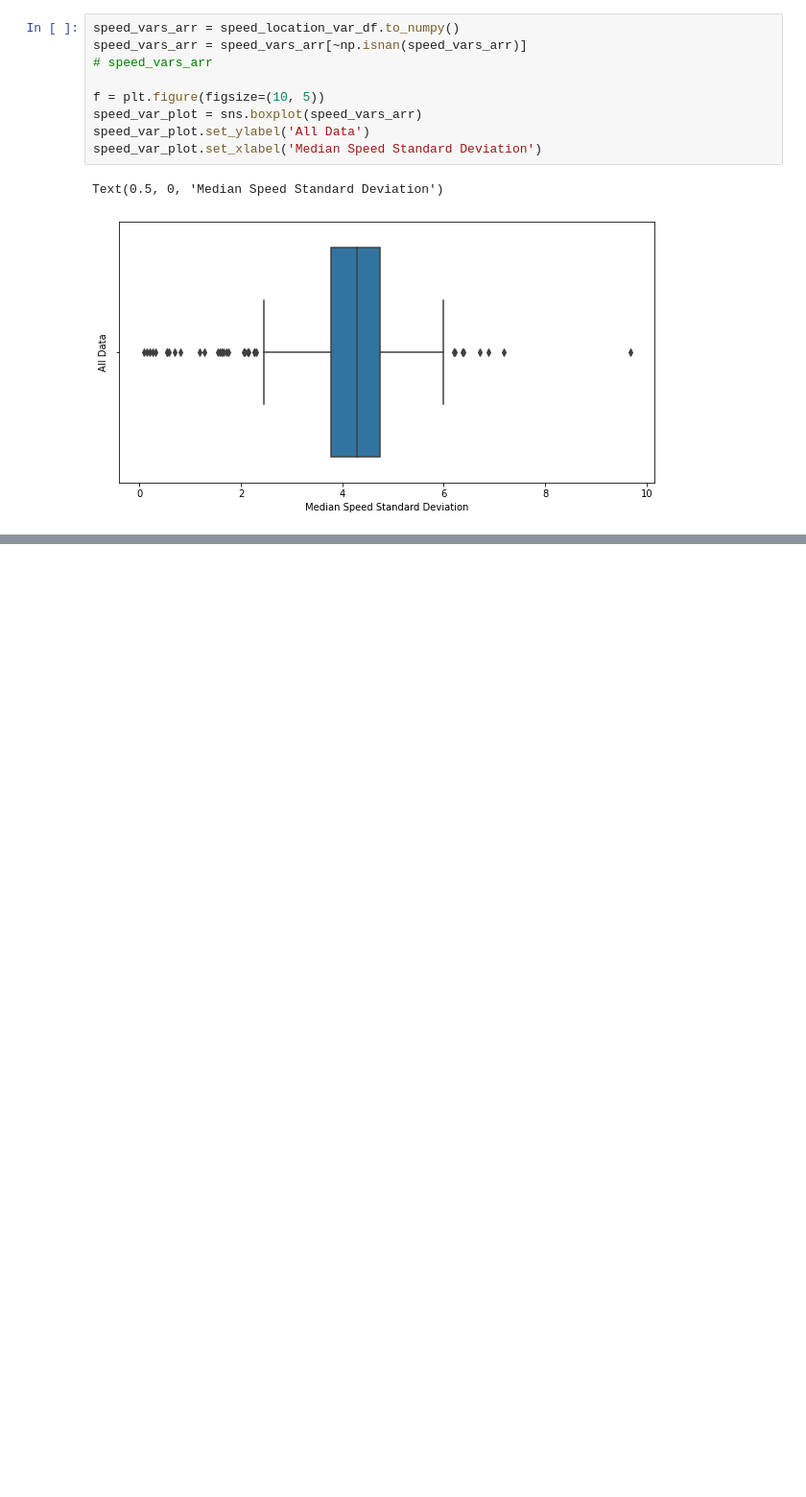
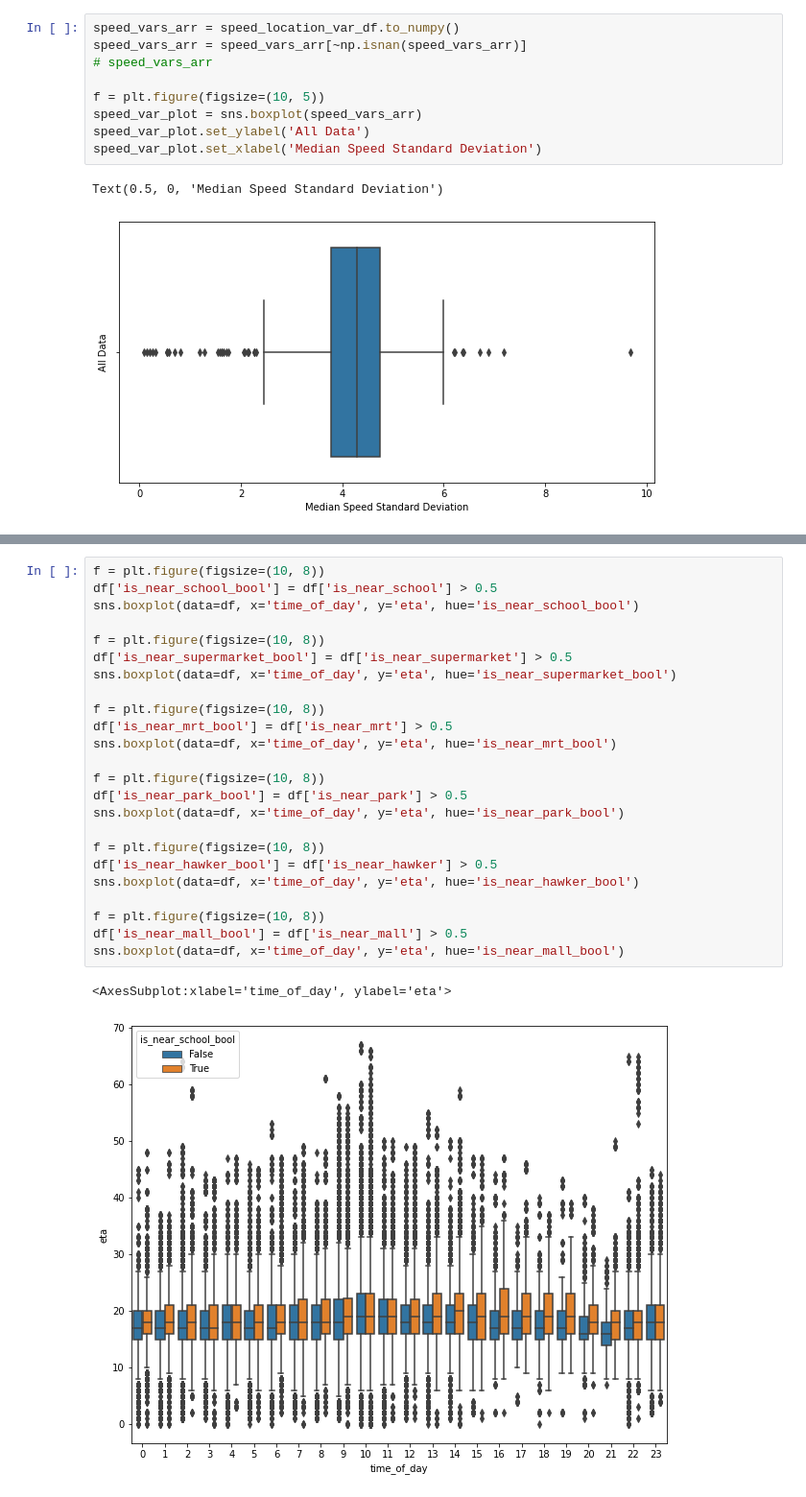
Before and after one commit to bryanongse/teamTeam, a Jupyter notebook: visualise_data.ipynb, the cells around one changed output, grey strips where cells are left out. Shown at 96% size. Cells and saved outputs as stored; diff of their text form; blank space fills up the shorter version.

```diff
--- a/visualise_data.ipynb
+++ b/visualise_data.ipynb
@@ -200,0 +224,27 @@ Text(0.5, 0, 'Median Speed Standard Deviation')
+# %%
+f = plt.figure(figsize=(10, 8))
+df['is_near_school_bool'] = df['is_near_school'] > 0.5
+sns.boxplot(data=df, x='time_of_day', y='eta', hue='is_near_school_bool')
+
+f = plt.figure(figsize=(10, 8))
+df['is_near_supermarket_bool'] = df['is_near_supermarket'] > 0.5
+sns.boxplot(data=df, x='time_of_day', y='eta', hue='is_near_supermarket_bool')
+
+f = plt.figure(figsize=(10, 8))
+df['is_near_mrt_bool'] = df['is_near_mrt'] > 0.5
+sns.boxplot(data=df, x='time_of_day', y='eta', hue='is_near_mrt_bool')
+
+f = plt.figure(figsize=(10, 8))
+df['is_near_park_bool'] = df['is_near_park'] > 0.5
+sns.boxplot(data=df, x='time_of_day', y='eta', hue='is_near_park_bool')
+
+f = plt.figure(figsize=(10, 8))
+df['is_near_hawker_bool'] = df['is_near_hawker'] > 0.5
+sns.boxplot(data=df, x='time_of_day', y='eta', hue='is_near_hawker_bool')
+
+f = plt.figure(figsize=(10, 8))
+df['is_near_mall_bool'] = df['is_near_mall'] > 0.5
+sns.boxplot(data=df, x='time_of_day', y='eta', hue='is_near_mall_bool')
+# %% [output]
+<AxesSubplot:xlabel='time_of_day', ylabel='eta'>
+[figure, added]
```
Also changed, not shown: parts of 10 cells of this notebook.
